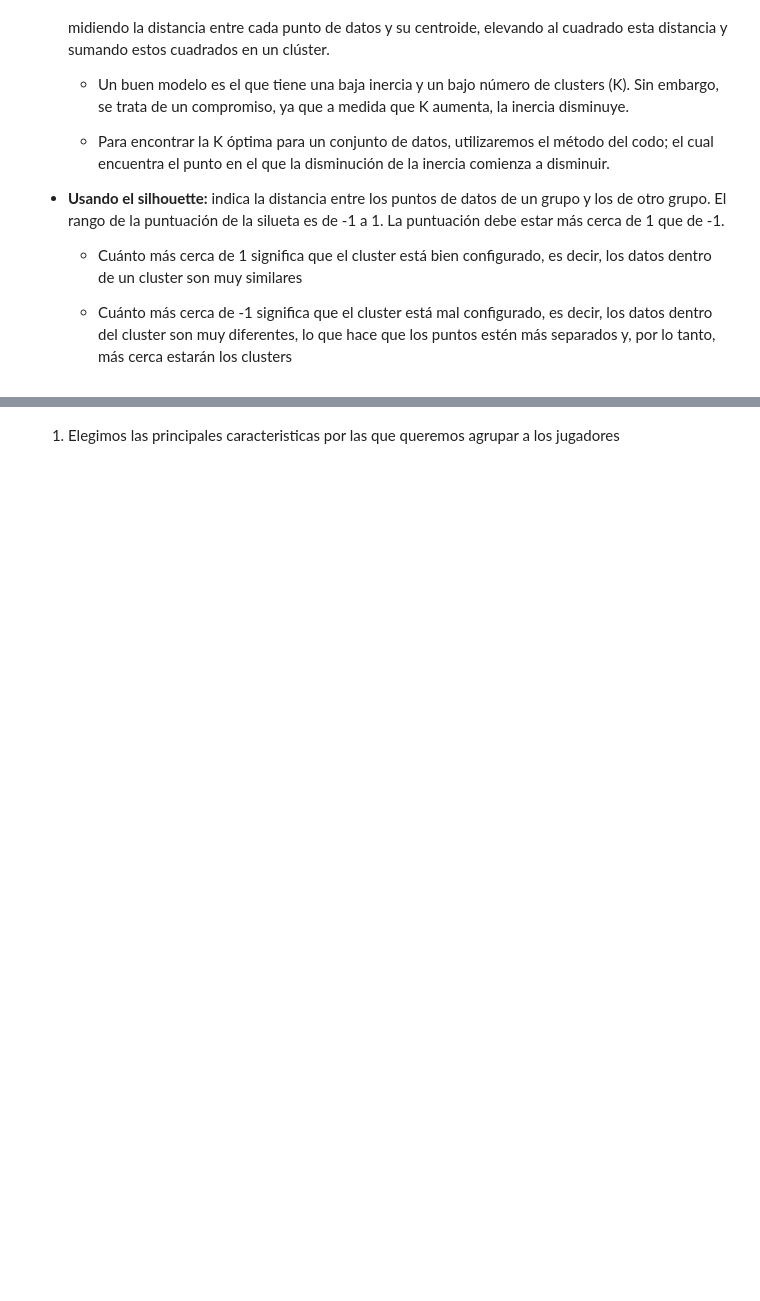
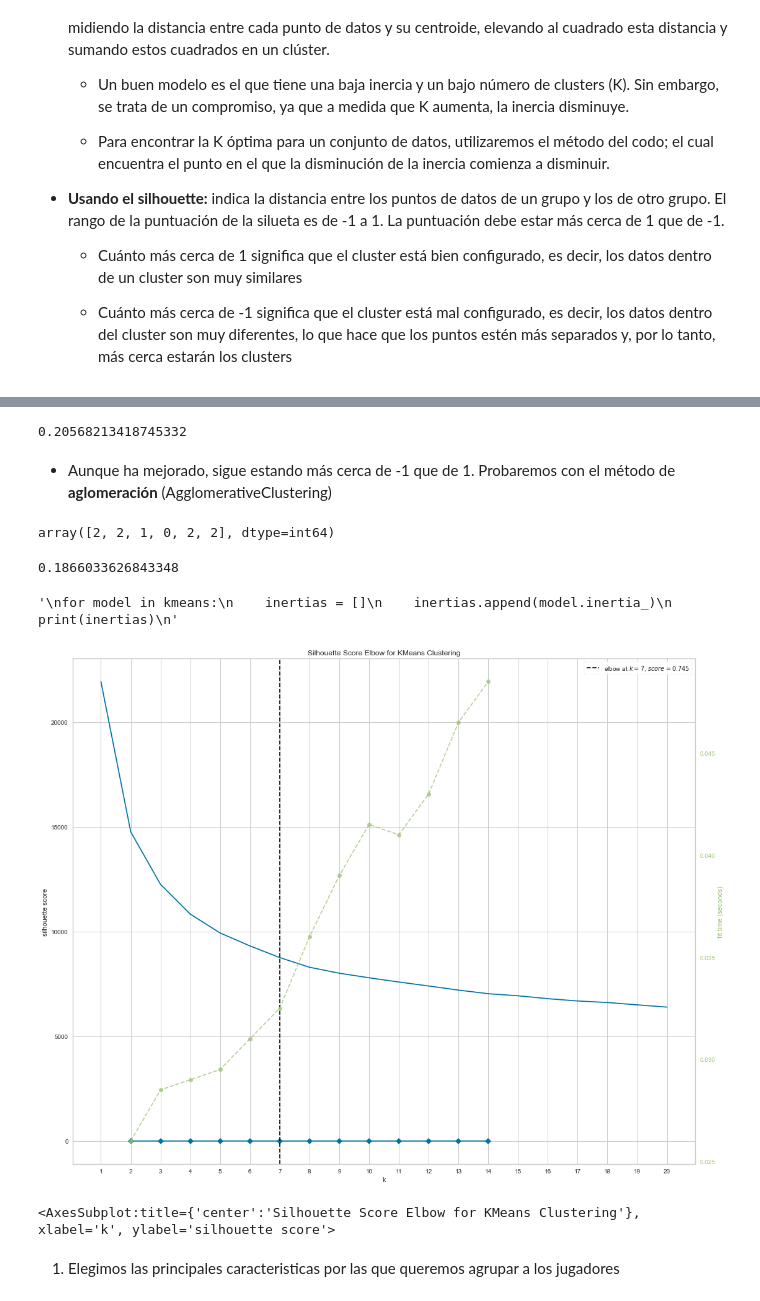
Before and after one commit to Aliciafs97/Proyecto-NBA, a Jupyter notebook: Regionales 2021-2022/EDA-NBA.ipynb, the cells around one changed output, grey strips where cells are left out. Saved outputs shown, nothing was run; the diff lists cells and outputs as text; code cells hidden in the pictures; blank space fills up the shorter version.

Commit message:
AgglomerativeClustering

```diff
--- a/Regionales 2021-2022/EDA-NBA.ipynb
+++ b/Regionales 2021-2022/EDA-NBA.ipynb
@@ -421,0 +442,3 @@ Lo primero que tenemos que hacer es determinar el número de clusters que utiliz
+# %%
+km_6 = KMeans(n_clusters=6)
+km_6.fit(df_estandarizado)
@@ -421,0 +476,3 @@ Lo primero que tenemos que hacer es determinar el número de clusters que utiliz
+# %%
+km_3 = KMeans(n_clusters=3)
+km_3.fit(df_estandarizado)
@@ -422,3 +502,57 @@ Lo primero que tenemos que hacer es determinar el número de clusters que utiliz
+# %%
+silhouette_score(df_estandarizado, y_pred_3)
+# %% [output]
+0.20568213418745332
+# %% [markdown]
+- Aunque ha mejorado, sigue estando más cerca de -1 que de 1. Probaremos con el método de **aglomeración** (AgglomerativeClustering)
+# %%
+#Para n_clusters = 3
+ac3 = AgglomerativeClustering(n_clusters=3, affinity='euclidean', linkage='ward')
+ac3.fit(df_estandarizado)
+ac3.labels_ #devuelve un array en el que los valores corresponden a diferentes categorías
+
+y_pred_ac3 = ac3.fit_predict(df_estandarizado)
+y_pred_ac3[:6]
+# %% [output]
+array([2, 2, 1, 0, 2, 2], dtype=int64)
+# %%
+silhouette_score(df_estandarizado, y_pred_ac3)
+# %% [output]
+0.1866033626843348
+# %%
+
+
+kmeans = [KMeans(n_clusters=i) for i in range(1,21)]
+for model in kmeans:
+    model.fit(df_estandarizado)
+
+inertias = [model.inertia_ for model in kmeans]
+inertias
+
+'''
+for model in kmeans:
+    inertias = []
+    inertias.append(model.inertia_)
+    print(inertias)
+'''
+# %% [output]
+'\nfor model in kmeans:\n    inertias = []\n    inertias.append(model.inertia_)\n    print(inertias)\n'
+# %%
+
+
+plt.plot(range(1,21),inertias)
+plt.xticks(range(1,21));
+
+X, y = make_blobs(n_samples=1000, n_features=12, centers=8, random_state=42)
+
+# Instantiate the clustering model and visualizer
+model = KMeans()
+visualizer = KElbowVisualizer(model, k=(2,15), metric='silhouette') #model for a range of K values from 1 to 21
+visualizer.fit(X)
+visualizer.show()
+# %% [output]
+[figure, added]
+<AxesSubplot:title={'center':'Silhouette Score Elbow for KMeans Clustering'}, xlabel='k', ylabel='silhouette score'>
 # %% [markdown]
 1. Elegimos las principales caracteristicas por las que queremos agrupar a los jugadores
 # %%
```
Also changed, not shown: parts of 12 cells of this notebook, 1 other file.
